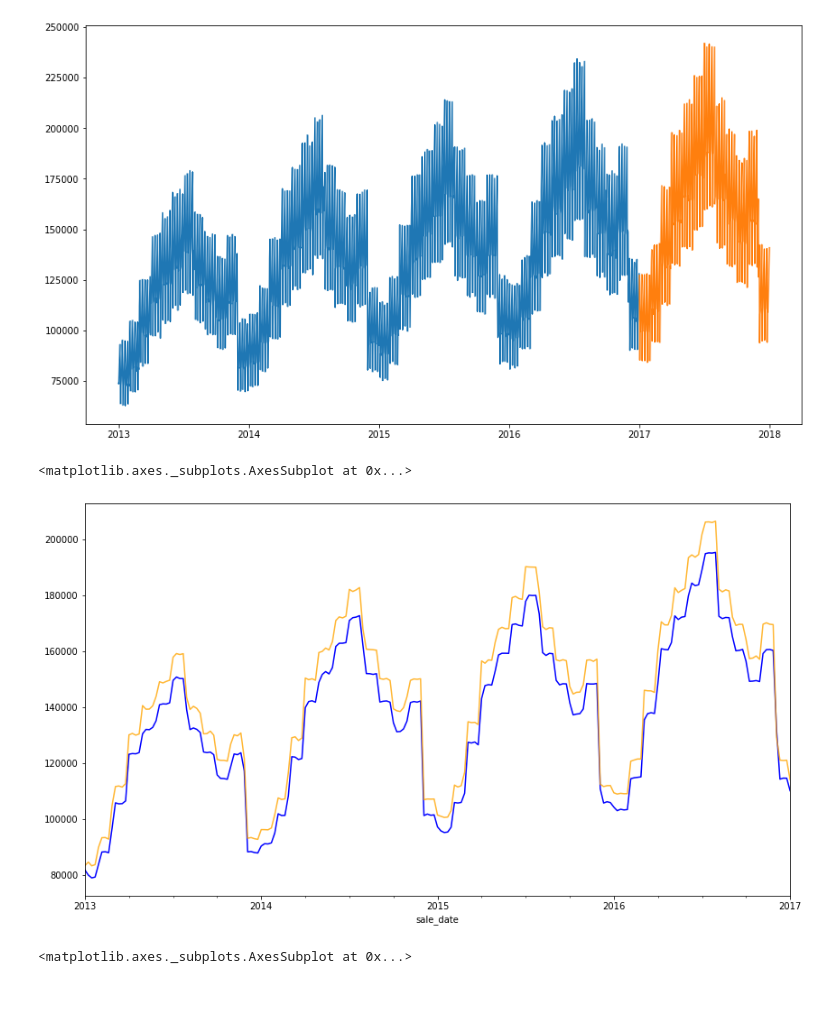
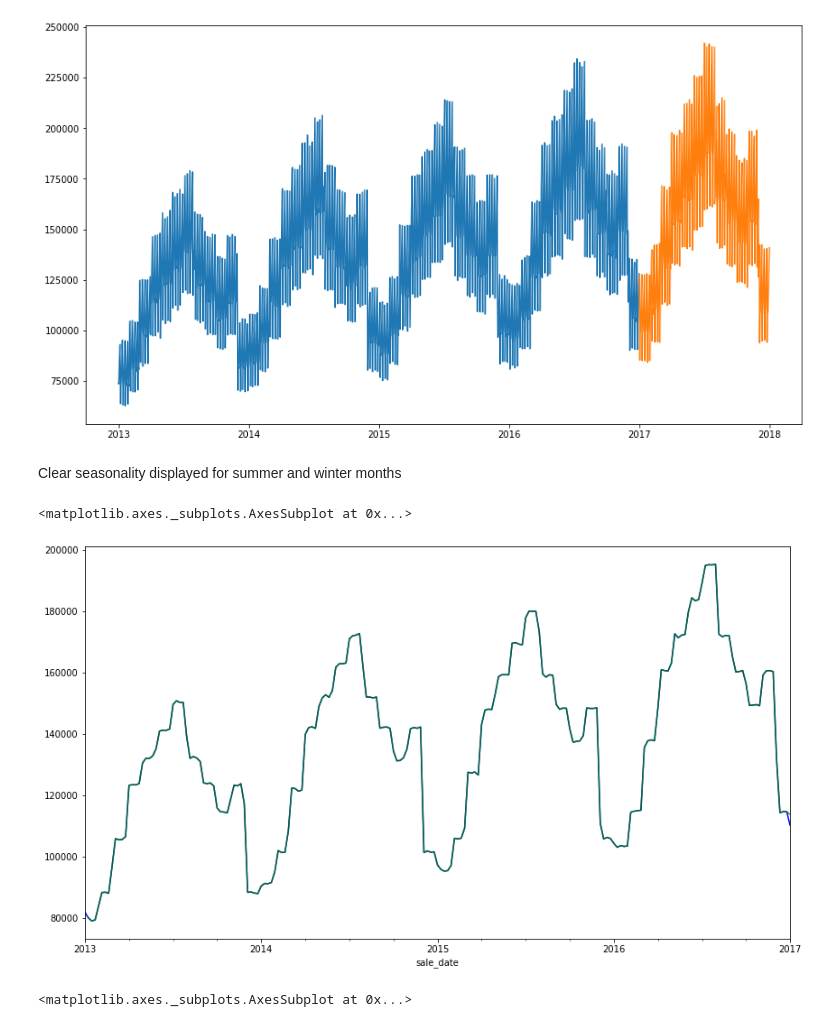
Before and after one commit to CameronGTaylor/ds-methodologies-exercises, a Jupyter notebook: time_series/explore.ipynb, the cells around one changed output. Cells and saved outputs as stored; diff of their text form; code cells hidden in the pictures; blank space fills up the shorter version.

```diff
--- a/time_series/explore.ipynb
+++ b/time_series/explore.ipynb
@@ -41,12 +41,14 @@ plt.plot(test.index, test)
 # %% [output]
 [<matplotlib.lines.Line2D at 0x...>]
 [figure]
+# %% [markdown]
+Clear seasonality displayed for summer and winter months
 # %%
 train.resample('W').mean().plot(color='blue')
-train.rolling(5).mean().plot(alpha=.8,color='orange')
+train.rolling(7).mean().plot(alpha=.8,color='green')
 # %% [output]
 <matplotlib.axes._subplots.AxesSubplot at 0x...>
-[figure, old version]
+[figure, new version]
 # %%
 train = pd.DataFrame(train)
 train['diff'] = train.diff(1)
```
Also changed, not shown: parts of 12 cells of this notebook.
